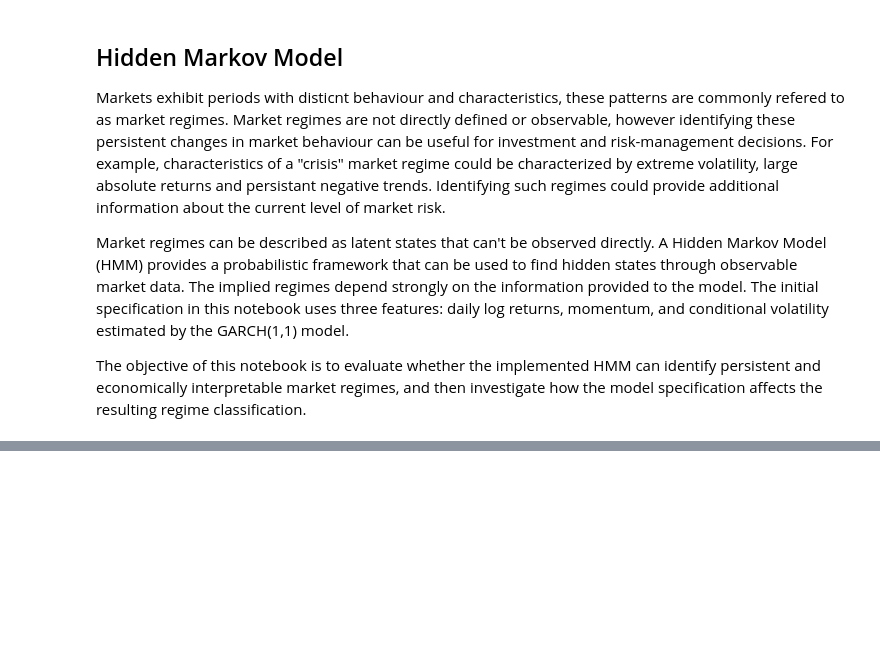
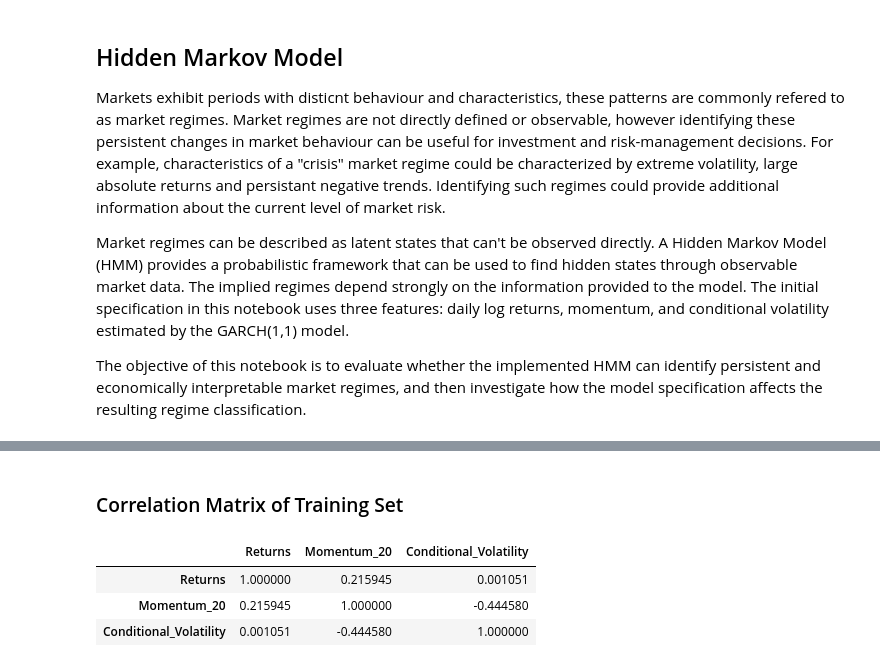
Before and after one commit to Nilsolsson010902/regime-switching-var, a Jupyter notebook: notebooks/03_HMM_Analysis.ipynb, the cells around one changed output, grey strips where cells are left out. Drawn from its saved outputs; the diff is of its cells as text; code cells hidden in the pictures; blank space fills up the shorter version.

```diff
--- a/notebooks/03_HMM_Analysis.ipynb
+++ b/notebooks/03_HMM_Analysis.ipynb
@@ -43,0 +70,9 @@ X_test = test_df.to_numpy()
+# %% [markdown]
+### Correlation Matrix of Training Set
+# %%
+X_train.corr()
+# %% [output]
+|  | Returns | Momentum_20 | Conditional_Volatility |
+| Returns | 1.000000 | 0.215945 | 0.001051 |
+| Momentum_20 | 0.215945 | 1.000000 | -0.444580 |
+| Conditional_Volatility | 0.001051 | -0.444580 | 1.000000 |
```
Also changed, not shown: parts of 10 cells of this notebook, 3 other files.
